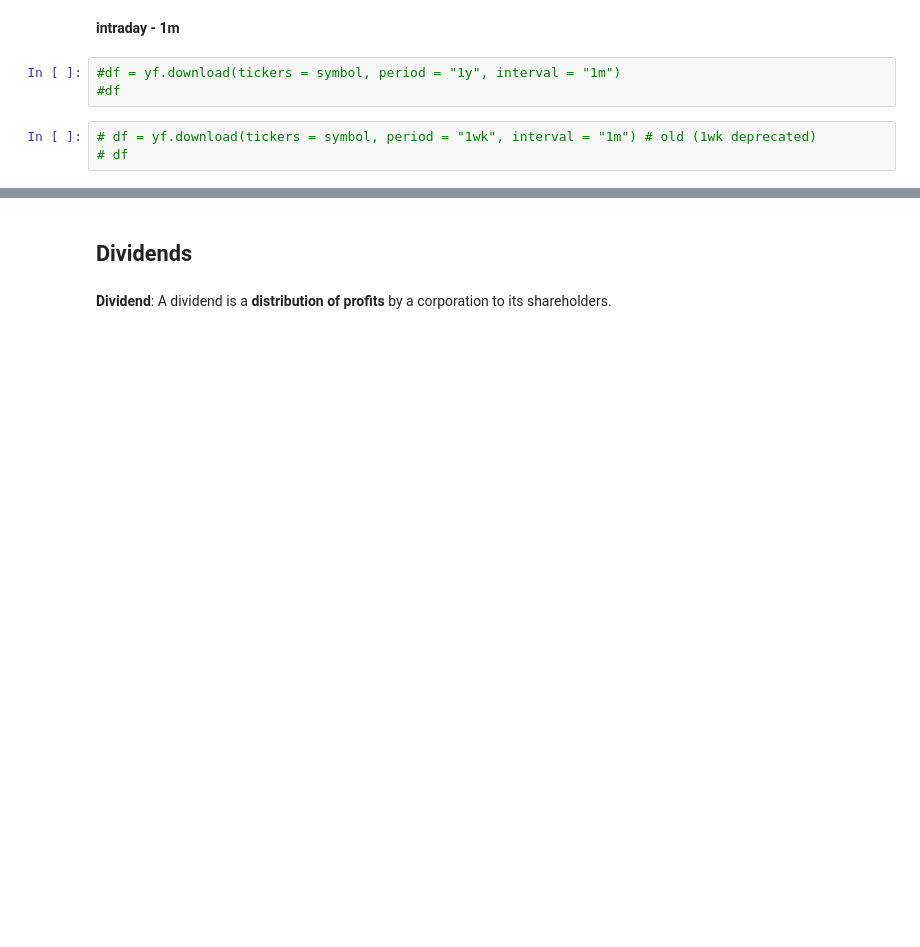
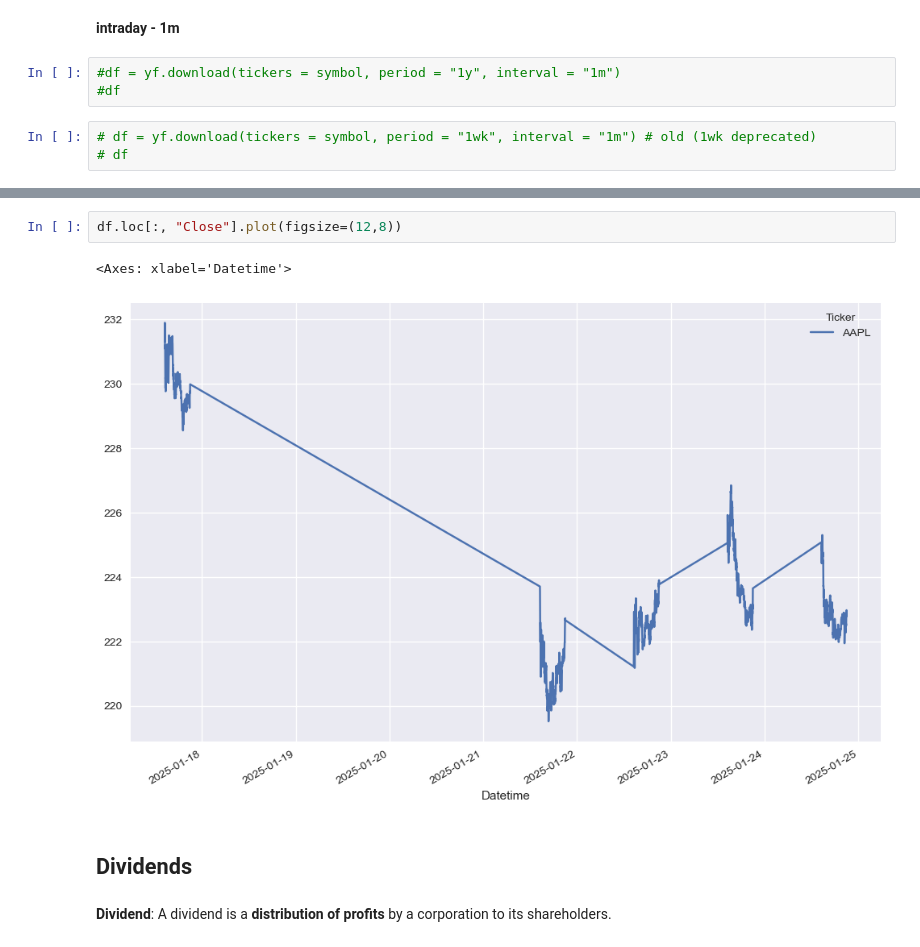
Before and after one commit to barnwalp/algorithmic_trading, a Jupyter notebook: udemy_hagmann/NB_01_Equity_Intro_Part1.ipynb, the cells around one changed output, grey strips where cells are left out. Drawn from its saved outputs; the diff is of its cells as text; blank space fills up the shorter version.

```diff
--- a/udemy_hagmann/NB_01_Equity_Intro_Part1.ipynb
+++ b/udemy_hagmann/NB_01_Equity_Intro_Part1.ipynb
@@ -131,3 +402,8 @@ df
+# %%
+df.loc[:, "Close"].plot(figsize=(12,8))
+# %% [output]
+<Axes: xlabel='Datetime'>
+[figure, added]
 # %% [markdown]
 ## Dividends
 # %% [markdown]
```
Also changed, not shown: parts of 24 cells of this notebook.
